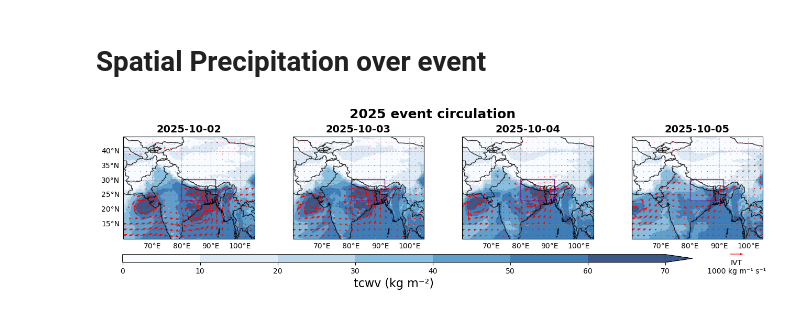
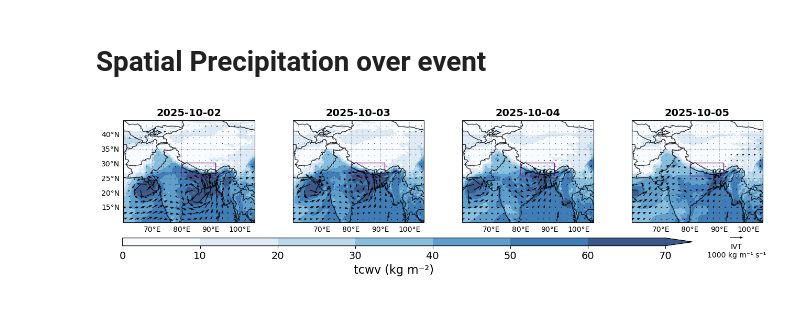
Before and after one commit to jeremy-brice/StageM2_IVT, a Jupyter notebook: extrem_events/2025_event_tcwv-ivt_daily.ipynb, the cells around one changed output. Cells and saved outputs as stored; diff of their text form; code cells hidden in the pictures.

Commit message:
final figures

```diff
--- a/extrem_events/2025_event_tcwv-ivt_daily.ipynb
+++ b/extrem_events/2025_event_tcwv-ivt_daily.ipynb
@@ -99,7 +99,7 @@ for i, ax in enumerate(axes):
     u_plot = uivt['viwve'].isel(time=i)[::step, ::step]
     v_plot = vivt['viwvn'].isel(time=i)[::step, ::step]
     q = ax.quiver(u_plot['longitude'],u_plot['latitude'],u_plot,v_plot,transform=ccrs.PlateCarree(),scale=10000,width=0.005,headwidth=3.5
-                 ,rasterized=True, color='red')
+                 ,rasterized=True, color='black')
 
     ax.add_feature(cfeature.COASTLINE, linewidth=1, alpha=0.8)
     ax.add_feature(cfeature.BORDERS, linestyle="-", alpha=0.8)
@@ -117,32 +117,33 @@ for i, ax in enumerate(axes):
 
     if i==0:
         gl.left_labels = True
         gl.bottom_labels = True
         gl.top_labels = False
         gl.right_labels = False
     elif i in [1,2,3]:
         gl.left_labels = False
         gl.bottom_labels = True
         gl.top_labels = False
         gl.right_labels = False
 
     #CH zone
     latS2, latN2, lonW2, lonE2 = coord_domain('CH')
     rect = mpatches.Rectangle((lonW2, latS2), lonE2 - lonW2, latN2 - latS2,linewidth=1, edgecolor='purple', facecolor='none',
                               alpha=0.9, transform=ccrs.PlateCarree())
     ax.add_patch(rect)
 
 #==================== Colorbar ============================
 
 cbar_ax = fig.add_axes([0.13, 0, 0.68, 0.05])
 cbar = fig.colorbar(im, cax=cbar_ax, orientation="horizontal", extend='max')
 cbar.set_label("tcwv (kg m⁻²)", fontsize=16)
+cbar.ax.tick_params(labelsize=14)
 ax.quiverkey(q,0.80, -0.15,    1000,"IVT\n1000 kg m⁻¹ s⁻¹",labelpos='S',coordinates='axes')
 fig.subplots_adjust(top=0.80, bottom=0.15)
 
 #==================== Final ============================
 
-plt.suptitle("2025 event circulation", fontsize=18, weight="bold")
+#plt.suptitle("2025 event circulation", fontsize=18, weight="bold")
 plt.show()
 # %% [output]
-[figure, old version]
+[figure, new version]
```
Also changed, not shown: 2 other files.
